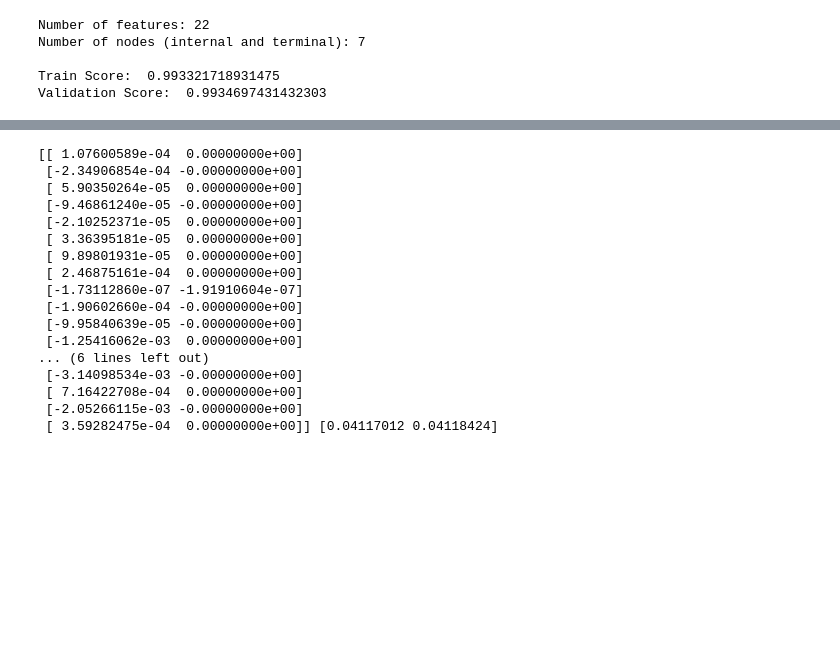
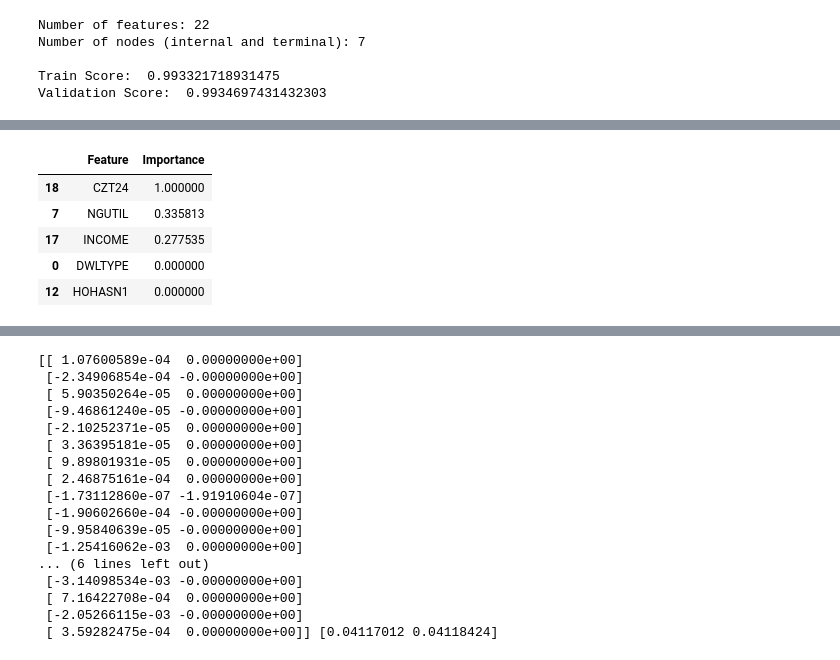
Before and after one commit to elizabethrshehter/er131finalproject, a Jupyter notebook: FinalProjectTemplate_2019.ipynb, the cells around one changed output, grey strips where cells are left out. Saved outputs shown, nothing was run; the diff lists cells and outputs as text; code cells hidden in the pictures; blank space fills up the shorter version.

```diff
--- a/FinalProjectTemplate_2019.ipynb
+++ b/FinalProjectTemplate_2019.ipynb
@@ -361,4 +396,17 @@ node [shape=box] ;
 }
+# %%
+#Optimized Single Tree Feature Importance
+feature_importance = opt_tree.feature_importances_
+feature_importance = feature_importance / feature_importance.max()
+rf_feat = pd.DataFrame({'Feature':X_train.columns, 'Importance':feature_importance}).sort_values(by = 'Importance',ascending = False)
+rf_feat.head()
+# %% [output]
+|  | Feature | Importance |
+| 18 | CZT24 | 1.000000 |
+| 7 | NGUTIL | 0.335813 |
+| 17 | INCOME | 0.277535 |
+| 0 | DWLTYPE | 0.000000 |
+| 12 | HOHASN1 | 0.000000 |
 # %%
 # Bagging
 from sklearn.ensemble import BaggingClassifier
```
Also changed, not shown: parts of 17 cells of this notebook.
